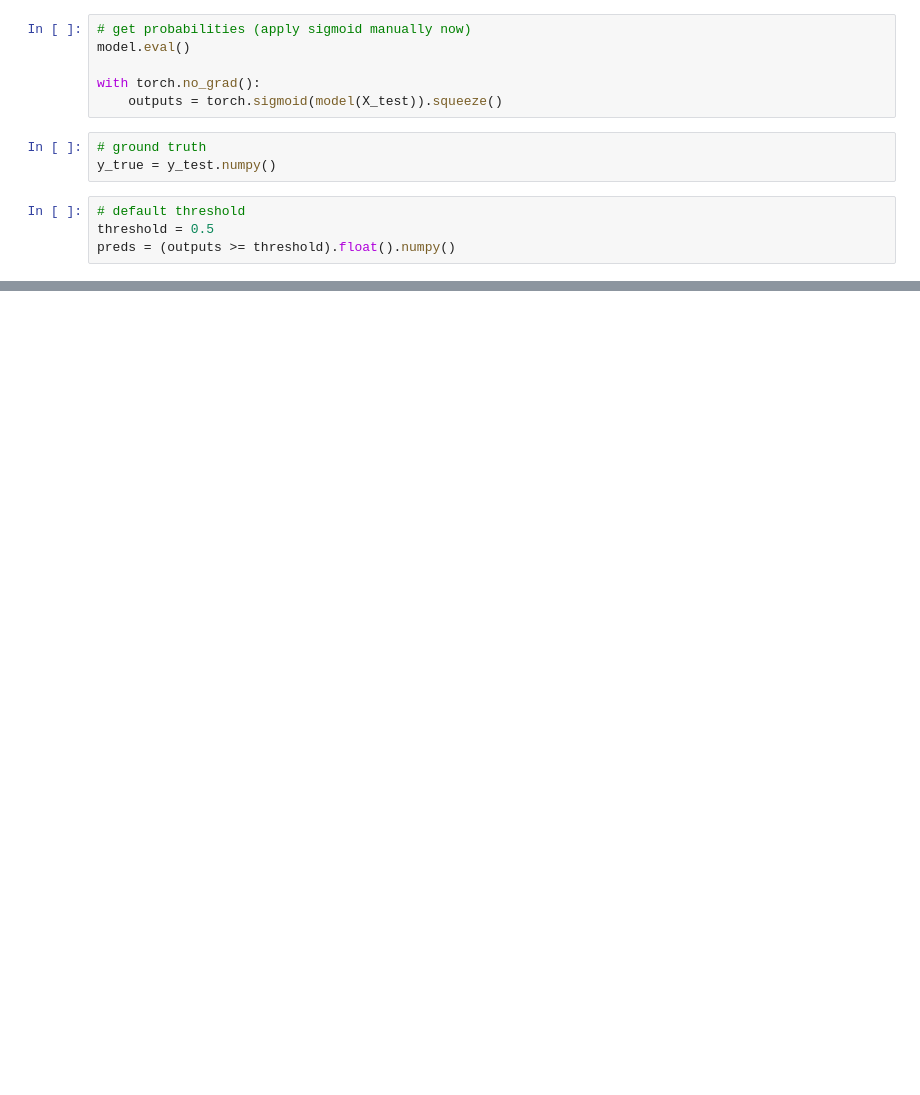
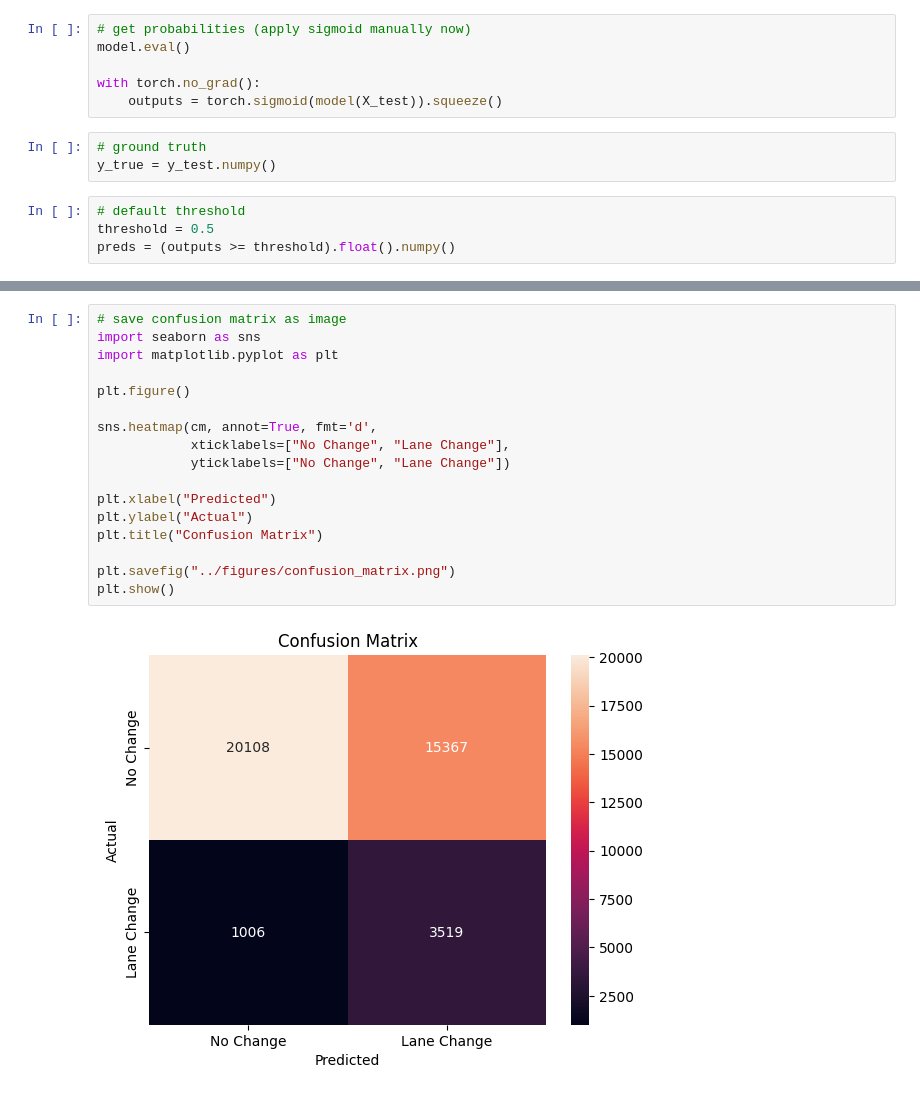
Before and after one commit to adamabdul-hakim/lane-change-prediction-ann, a Jupyter notebook: notebooks/03_model_training.ipynb, the cells around one changed output, grey strips where cells are left out. Saved outputs shown, nothing was run; the diff lists cells and outputs as text; blank space fills up the shorter version.

```diff
--- a/notebooks/03_model_training.ipynb
+++ b/notebooks/03_model_training.ipynb
@@ -176,0 +273,19 @@ plt.show()
+# %%
+# save confusion matrix as image
+import seaborn as sns
+import matplotlib.pyplot as plt
+
+plt.figure()
+
+sns.heatmap(cm, annot=True, fmt='d',
+            xticklabels=["No Change", "Lane Change"],
+            yticklabels=["No Change", "Lane Change"])
+
+plt.xlabel("Predicted")
+plt.ylabel("Actual")
+plt.title("Confusion Matrix")
+
+plt.savefig("../figures/confusion_matrix.png")
+plt.show()
+# %% [output]
+[figure, added]
```
Also changed, not shown: parts of 15 cells of this notebook.
